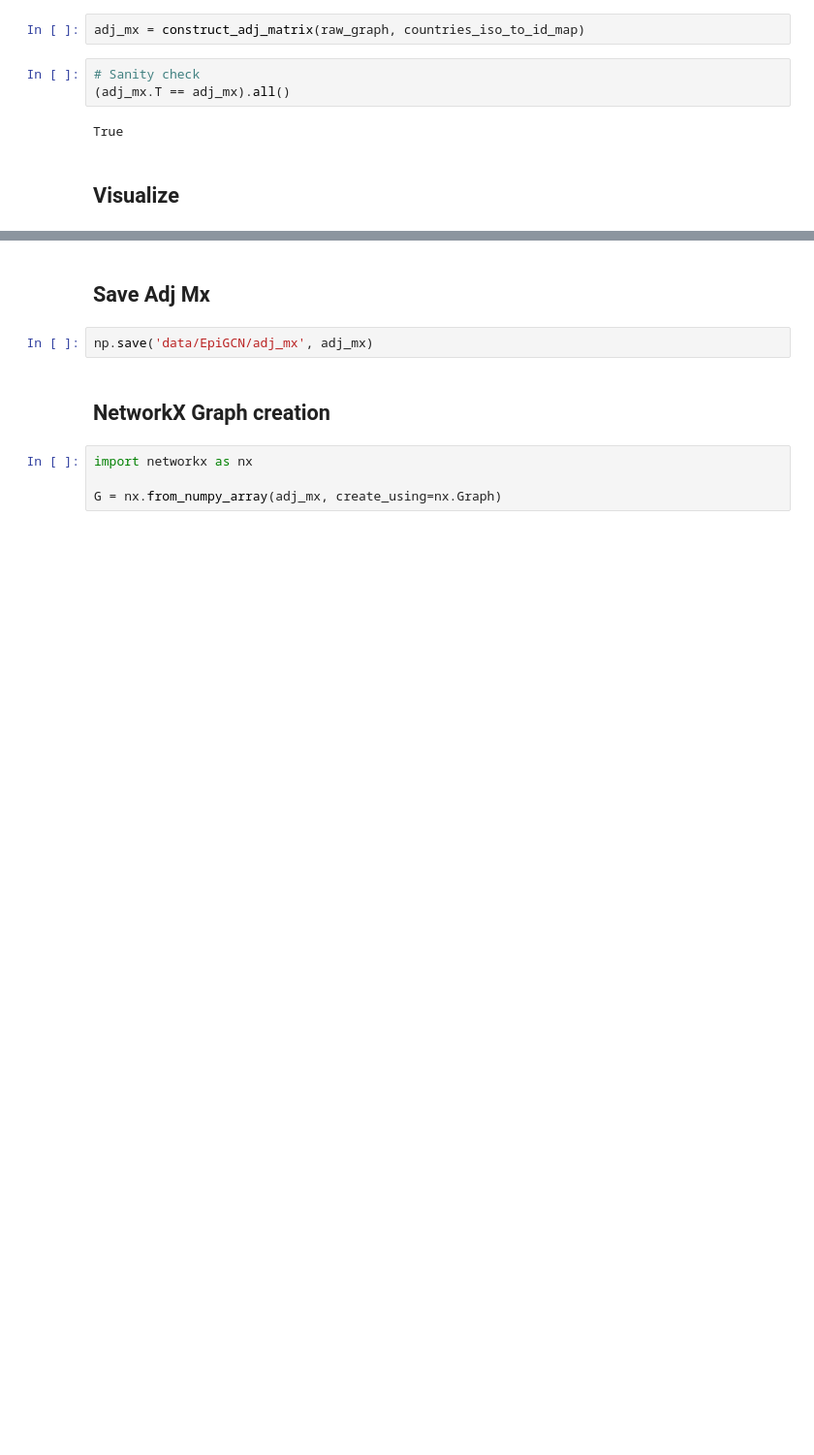
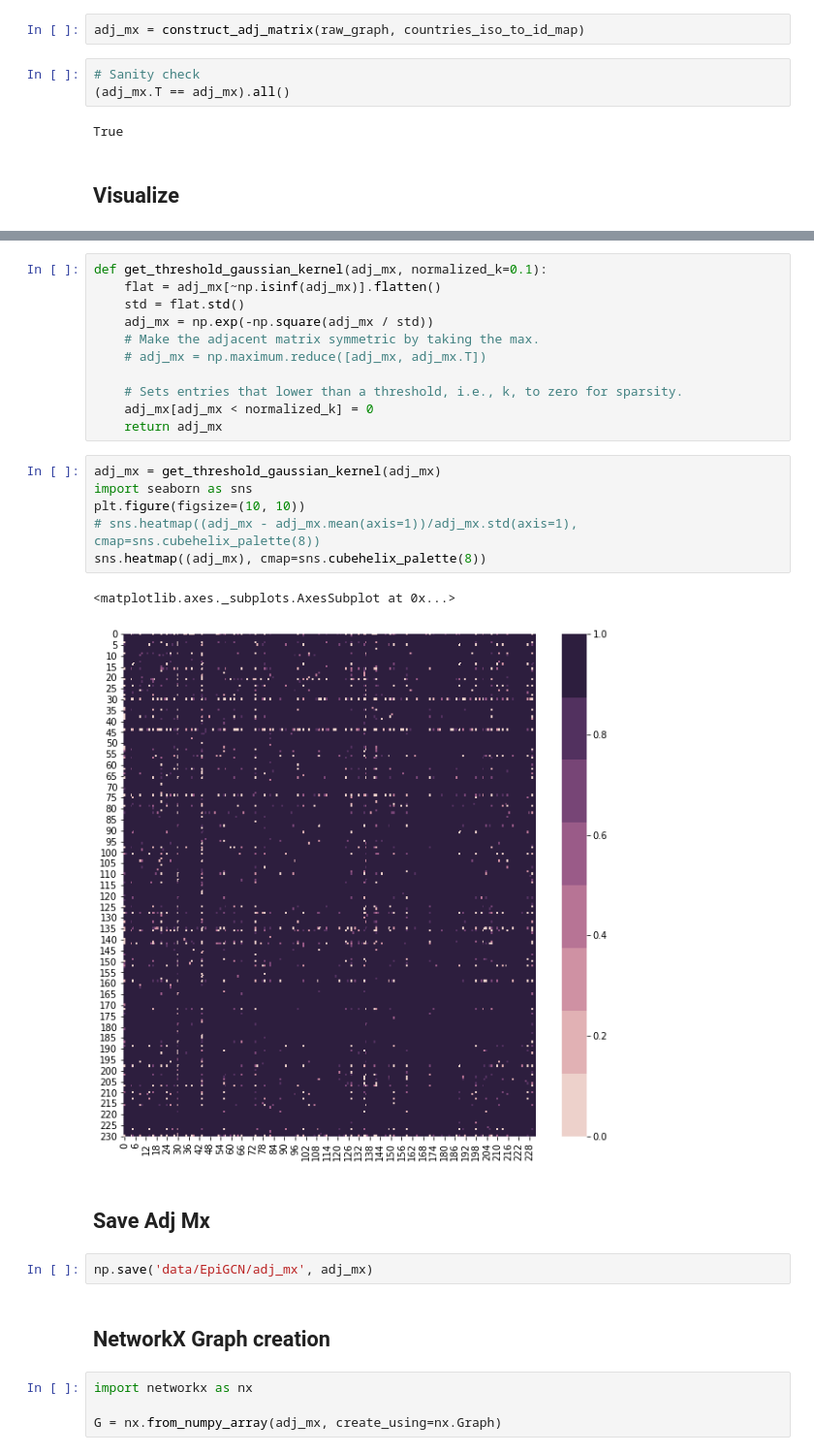
Before and after one commit to chnsh/EpidemicModels, a Jupyter notebook: graph_prep.ipynb, the cells around one changed output, grey strips where cells are left out. Shown at 97% size. Drawn from its saved outputs; the diff is of its cells as text; blank space fills up the shorter version.

```diff
--- a/graph_prep.ipynb
+++ b/graph_prep.ipynb
@@ -81,3 +99,23 @@ array([0.00000000e+00, 0.00000000e+00, 0.00000000e+00, 0.00000000e+00,
+# %%
+def get_threshold_gaussian_kernel(adj_mx, normalized_k=0.1):
+    flat = adj_mx[~np.isinf(adj_mx)].flatten()
+    std = flat.std()
+    adj_mx = np.exp(-np.square(adj_mx / std))
+    # Make the adjacent matrix symmetric by taking the max.
+    # adj_mx = np.maximum.reduce([adj_mx, adj_mx.T])
+
+    # Sets entries that lower than a threshold, i.e., k, to zero for sparsity.
+    adj_mx[adj_mx < normalized_k] = 0
+    return adj_mx
+# %%
+adj_mx = get_threshold_gaussian_kernel(adj_mx)
+import seaborn as sns
+plt.figure(figsize=(10, 10))
+# sns.heatmap((adj_mx - adj_mx.mean(axis=1))/adj_mx.std(axis=1), cmap=sns.cubehelix_palette(8))
+sns.heatmap((adj_mx), cmap=sns.cubehelix_palette(8))
+# %% [output]
+<matplotlib.axes._subplots.AxesSubplot at 0x...>
+[figure, added]
 # %% [markdown]
 ## Save Adj Mx
 # %%
```
Also changed, not shown: parts of 6 cells of this notebook.
